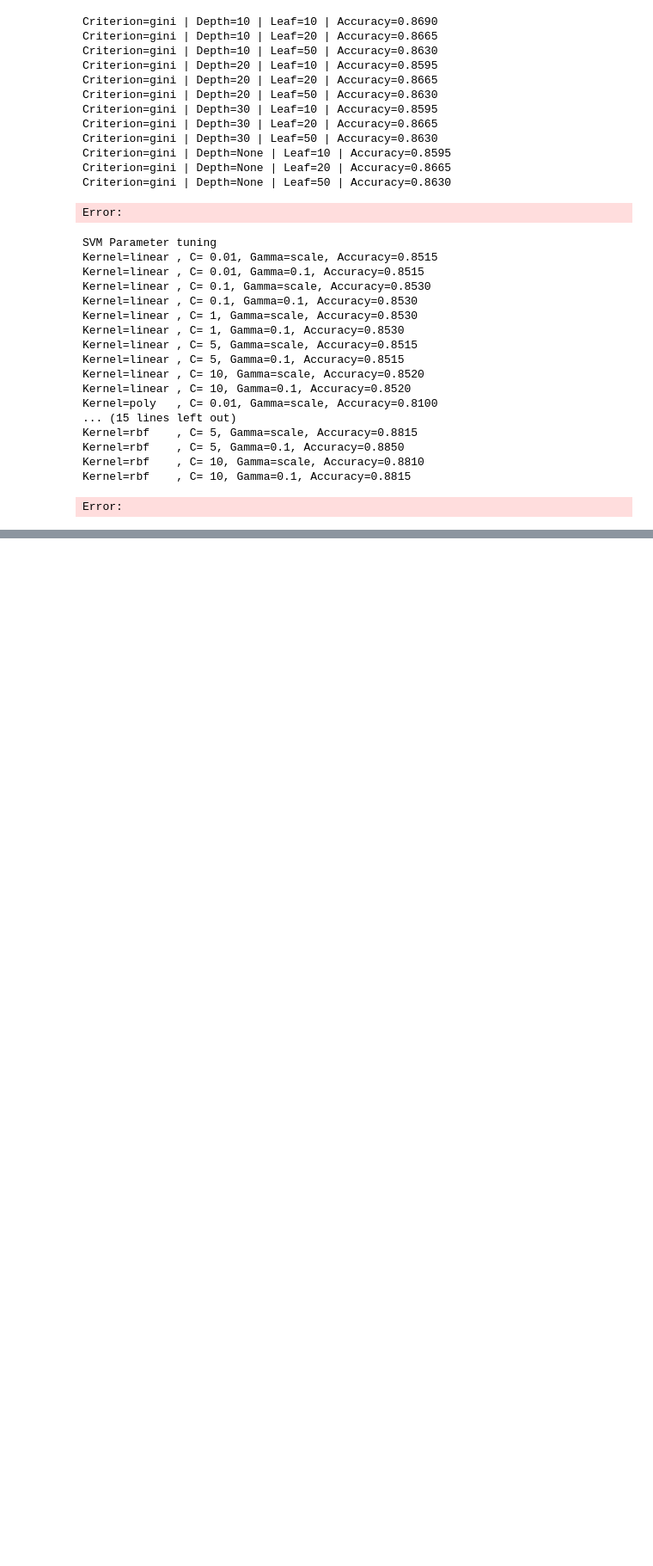
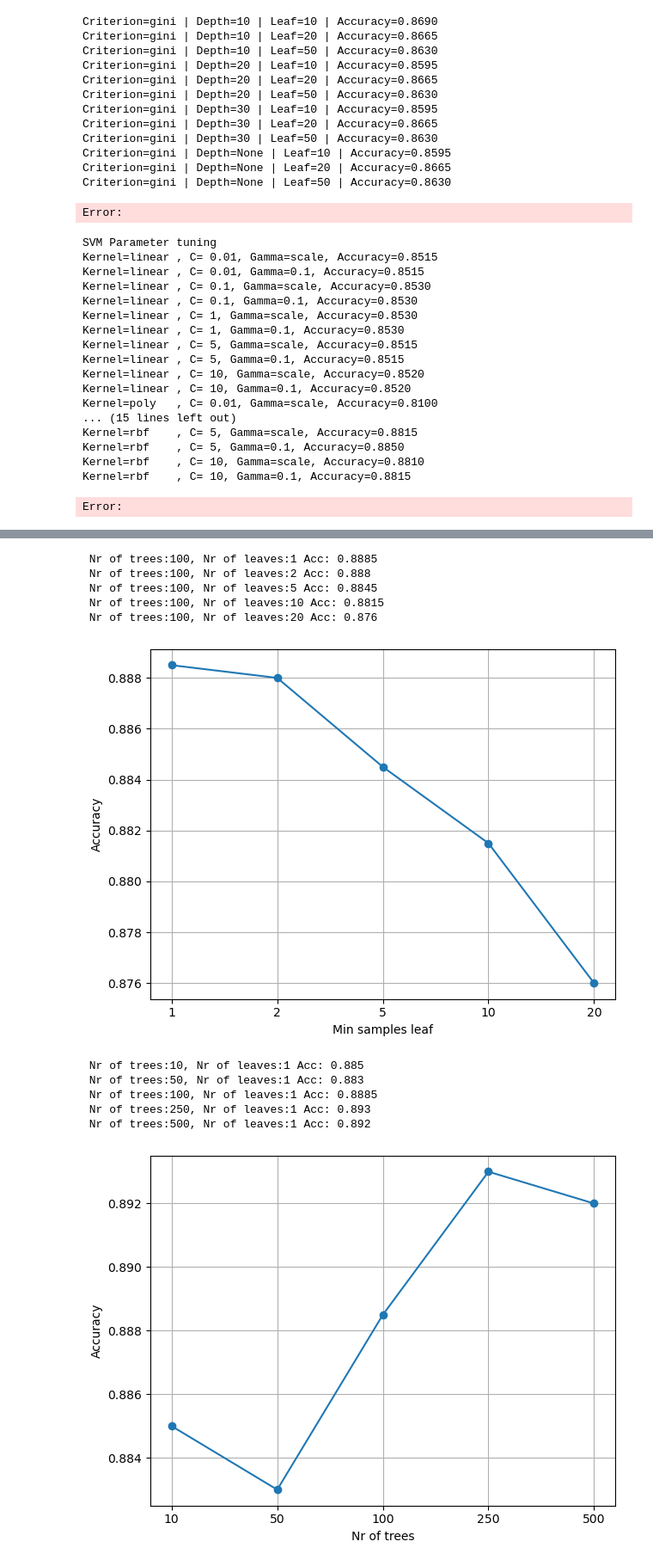
Before and after one commit to ErjonXhani/ai-vs-human-text-detection-INM701, a Jupyter notebook: intro to ai new dataset.ipynb, the cells around one changed output, grey strips where cells are left out. Shown at 86% size. Drawn from its saved outputs; the diff is of its cells as text; code cells hidden in the pictures; blank space fills up the shorter version.

Commit message:
optimizing random forest, adding graphs

```diff
--- a/intro to ai new dataset.ipynb
+++ b/intro to ai new dataset.ipynb
@@ -372,12 +372,12 @@ Error:
 
 from sklearn.ensemble import RandomForestClassifier
 
-nr_trees=[100]
+nr_trees=[10,50,100,250,500]
 leaves=[1,2,5,10,20]
 
 for nr in nr_trees:
     for l in leaves:
-        forest=RandomForestClassifier(n_estimators=100,criterion='gini',max_depth=None,min_samples_leaf=l)
+        forest=RandomForestClassifier(n_estimators=nr,criterion='gini',max_depth=None,min_samples_leaf=l,random_state=42)
         forest.fit(X_train_new_f,y_train)
         rf_preds=forest.predict(X_test_new_f)
         rf_acc=accuracy_score(y_test,rf_preds)
@@ -390,0 +403,53 @@ for nr in nr_trees:
+# %%
+from sklearn.ensemble import RandomForestClassifier
+
+nr_trees=[10,50,100,250,500]
+leaves=[1,2,5,10,20]
+accuracy_rf=[]
+accuracy_rf2=[]
+
+
+for l in leaves:
+    forest=RandomForestClassifier(n_estimators=100,criterion='gini',max_depth=None,min_samples_leaf=l,random_state=42)
+    forest.fit(X_train_new_f,y_train)
+    rf_preds=forest.predict(X_test_new_f)
+    rf_acc=accuracy_score(y_test,rf_preds)
+    accuracy_rf.append(rf_acc)
+    print(f" Nr of trees:100, Nr of leaves:{l} Acc: {rf_acc}")
+
+plt.figure()
+plt.plot([str(l) for l in leaves],accuracy_rf,marker="o")
+plt.xlabel("Min samples leaf")
+plt.ylabel("Accuracy")
+plt.grid(True)
+plt.tight_layout()
+plt.show()
+
+for no in nr_trees:
+    forest=RandomForestClassifier(n_estimators=no,criterion='gini',max_depth=None,min_samples_leaf=1,random_state=42)
+    forest.fit(X_train_new_f,y_train)
+    rf_preds=forest.predict(X_test_new_f)
+    rf_acc=accuracy_score(y_test,rf_preds)
+    accuracy_rf2.append(rf_acc)
+    print(f" Nr of trees:{no}, Nr of leaves:1 Acc: {rf_acc}")
+
+plt.figure()
+plt.plot([str(no) for no in nr_trees],accuracy_rf2,marker="o")
+plt.xlabel("Nr of trees")
+plt.ylabel("Accuracy")
+plt.grid(True)
+plt.tight_layout()
+plt.show()
+# %% [output]
+ Nr of trees:100, Nr of leaves:1 Acc: 0.8885
+ Nr of trees:100, Nr of leaves:2 Acc: 0.888
+ Nr of trees:100, Nr of leaves:5 Acc: 0.8845
+ Nr of trees:100, Nr of leaves:10 Acc: 0.8815
+ Nr of trees:100, Nr of leaves:20 Acc: 0.876
+[figure, added]
+ Nr of trees:10, Nr of leaves:1 Acc: 0.885
+ Nr of trees:50, Nr of leaves:1 Acc: 0.883
+ Nr of trees:100, Nr of leaves:1 Acc: 0.8885
+ Nr of trees:250, Nr of leaves:1 Acc: 0.893
+ Nr of trees:500, Nr of leaves:1 Acc: 0.892
+[figure, added]
```
Also changed, not shown: parts of 1 cell of this notebook.
